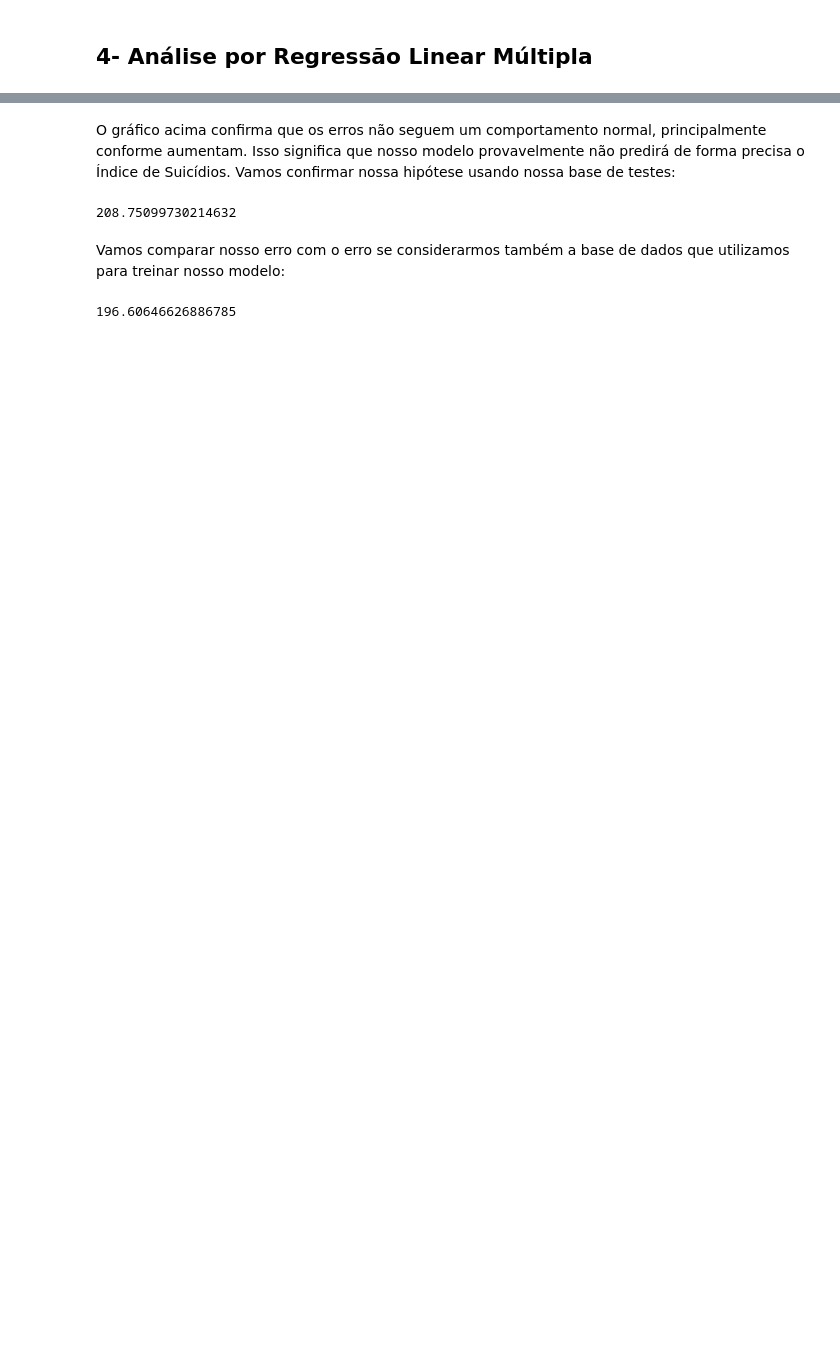
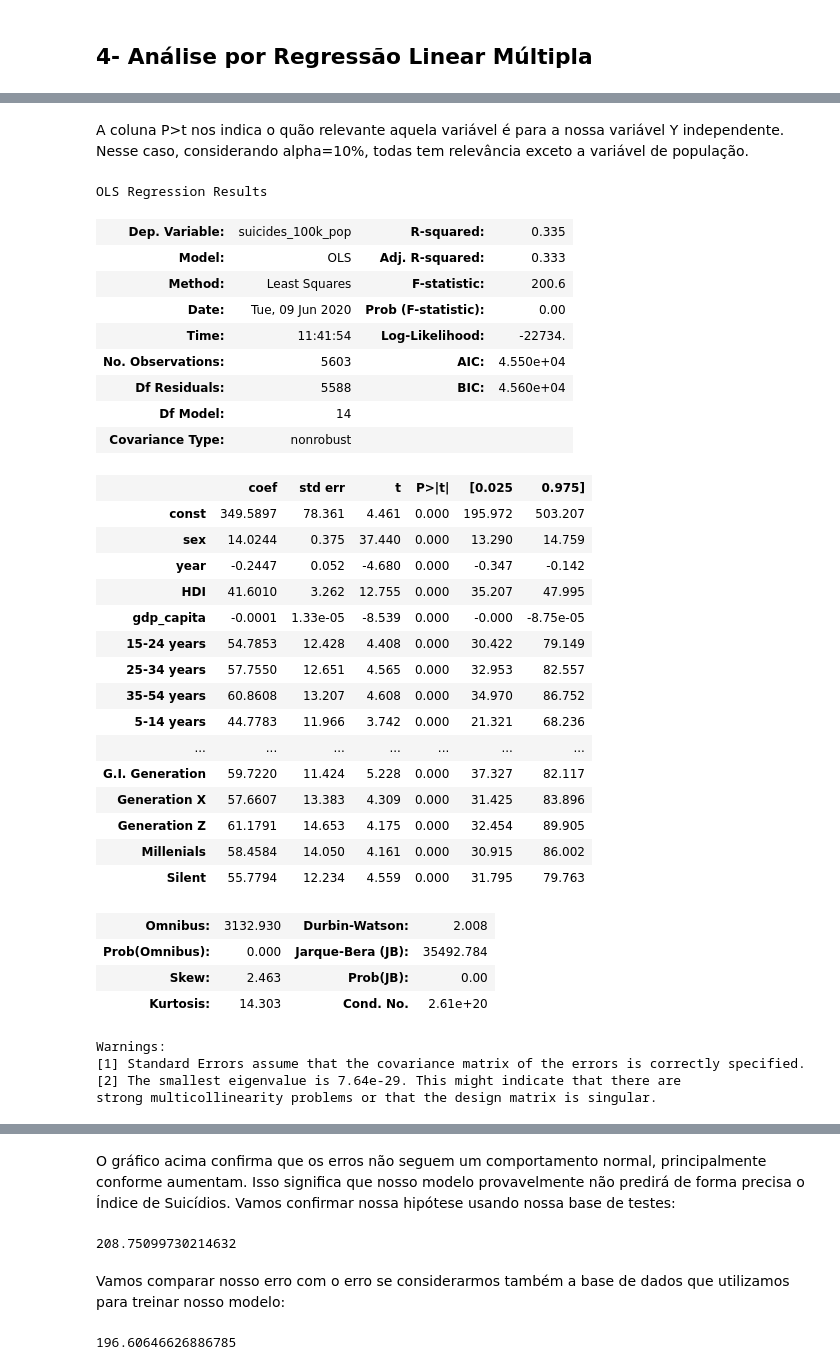
Before and after one commit to mvcavalieri/cdadosproj2, a Jupyter notebook: Proj2.ipynb, the cells around one changed output, grey strips where cells are left out. Saved outputs shown, nothing was run; the diff lists cells and outputs as text; code cells hidden in the pictures; blank space fills up the shorter version.

```diff
--- a/Proj2.ipynb
+++ b/Proj2.ipynb
@@ -232,3 +301,51 @@ Warnings:
 [1] Standard Errors assume that the covariance matrix of the errors is correctly specified.
 [2] The smallest eigenvalue is 2.99e-29. This might indicate that there are
 strong multicollinearity problems or that the design matrix is singular.
+# %% [markdown]
+A coluna P>t nos indica o quão relevante aquela variável é para a nossa variável Y independente. Nesse caso, considerando alpha=10%, todas tem relevância exceto a variável de população.
+# %%
+X = df[[ 'sex', 'year','HDI',
+'gdp_capita']]
+X = X.join(pd.get_dummies(df['age']))
+X = X.join(pd.get_dummies(df['generation']))
+Y = df['suicides_100k_pop']
+
+X_train, X_test, y_train, y_test = train_test_split(
+X, Y, test_size=0.33, random_state=42)
+results = regress(X_train,y_train)
+results.summary()
+# %% [output]
+OLS Regression Results
+| Dep. Variable: | suicides_100k_pop | R-squared: | 0.335 |
+| Model: | OLS | Adj. R-squared: | 0.333 |
+| Method: | Least Squares | F-statistic: | 200.6 |
+| Date: | Tue, 09 Jun 2020 | Prob (F-statistic): | 0.00 |
+| Time: | 11:41:54 | Log-Likelihood: | -22734. |
+| No. Observations: | 5603 | AIC: | 4.550e+04 |
+| Df Residuals: | 5588 | BIC: | 4.560e+04 |
+| Df Model: | 14 |  |  |
+| Covariance Type: | nonrobust |  |  |
+|  | coef | std err | t | P>|t| | [0.025 | 0.975] |
+| const | 349.5897 | 78.361 | 4.461 | 0.000 | 195.972 | 503.207 |
+| sex | 14.0244 | 0.375 | 37.440 | 0.000 | 13.290 | 14.759 |
+| year | -0.2447 | 0.052 | -4.680 | 0.000 | -0.347 | -0.142 |
+| HDI | 41.6010 | 3.262 | 12.755 | 0.000 | 35.207 | 47.995 |
+| gdp_capita | -0.0001 | 1.33e-05 | -8.539 | 0.000 | -0.000 | -8.75e-05 |
+| 15-24 years | 54.7853 | 12.428 | 4.408 | 0.000 | 30.422 | 79.149 |
+| 25-34 years | 57.7550 | 12.651 | 4.565 | 0.000 | 32.953 | 82.557 |
+| 35-54 years | 60.8608 | 13.207 | 4.608 | 0.000 | 34.970 | 86.752 |
+| 5-14 years | 44.7783 | 11.966 | 3.742 | 0.000 | 21.321 | 68.236 |
+| ... | ... | ... | ... | ... | ... | ... |
+| G.I. Generation | 59.7220 | 11.424 | 5.228 | 0.000 | 37.327 | 82.117 |
+| Generation X | 57.6607 | 13.383 | 4.309 | 0.000 | 31.425 | 83.896 |
+| Generation Z | 61.1791 | 14.653 | 4.175 | 0.000 | 32.454 | 89.905 |
+| Millenials | 58.4584 | 14.050 | 4.161 | 0.000 | 30.915 | 86.002 |
+| Silent | 55.7794 | 12.234 | 4.559 | 0.000 | 31.795 | 79.763 |
+| Omnibus: | 3132.930 | Durbin-Watson: | 2.008 |
+| Prob(Omnibus): | 0.000 | Jarque-Bera (JB): | 35492.784 |
+| Skew: | 2.463 | Prob(JB): | 0.00 |
+| Kurtosis: | 14.303 | Cond. No. | 2.61e+20 |
+Warnings:
+[1] Standard Errors assume that the covariance matrix of the errors is correctly specified.
+[2] The smallest eigenvalue is 7.64e-29. This might indicate that there are
+strong multicollinearity problems or that the design matrix is singular.
```
Also changed, not shown: parts of 28 cells of this notebook.
